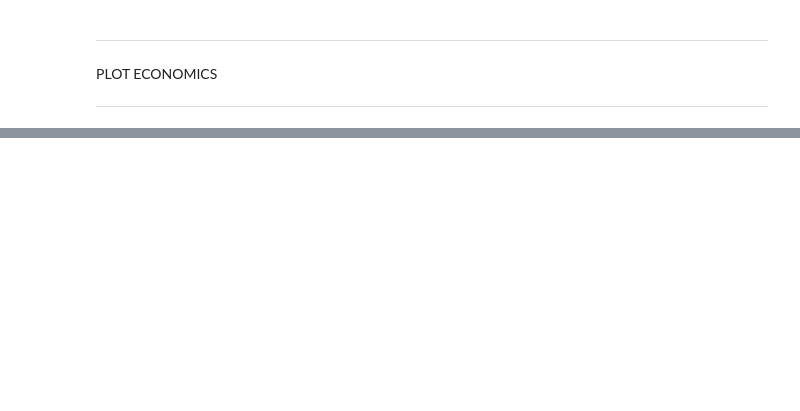
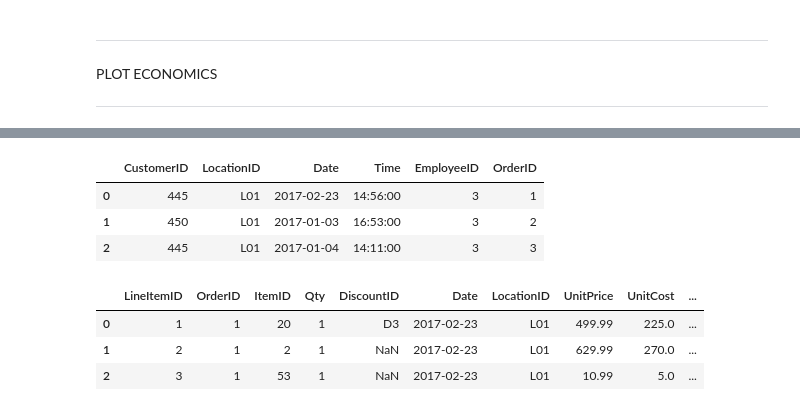
Before and after one commit to diwanashita/ace-bikes-data-transformation, a Jupyter notebook: notebooks/viz.ipynb, the cells around one changed output, grey strips where cells are left out. Cells and saved outputs as stored; diff of their text form; code cells hidden in the pictures; blank space fills up the shorter version.

```diff
--- a/notebooks/viz.ipynb
+++ b/notebooks/viz.ipynb
@@ -318,3 +318,17 @@ chart = (
 chart
 # %% [output]
 [interactive output not drawn]
+# %%
+orders.head(3)
+# %% [output]
+|  | CustomerID | LocationID | Date | Time | EmployeeID | OrderID |
+| 0 | 445 | L01 | 2017-02-23 | 14:56:00 | 3 | 1 |
+| 1 | 450 | L01 | 2017-01-03 | 16:53:00 | 3 | 2 |
+| 2 | 445 | L01 | 2017-01-04 | 14:11:00 | 3 | 3 |
+# %%
+lineitems.head(3)
+# %% [output]
+|  | LineItemID | OrderID | ItemID | Qty | DiscountID | Date | LocationID | UnitPrice | UnitCost | ... |
+| 0 | 1 | 1 | 20 | 1 | D3 | 2017-02-23 | L01 | 499.99 | 225.0 | ... |
+| 1 | 2 | 1 | 2 | 1 | NaN | 2017-02-23 | L01 | 629.99 | 270.0 | ... |
+| 2 | 3 | 1 | 53 | 1 | NaN | 2017-02-23 | L01 | 10.99 | 5.0 | ... |
```
Also changed, not shown: parts of 1 cell of this notebook, 28 other files.
